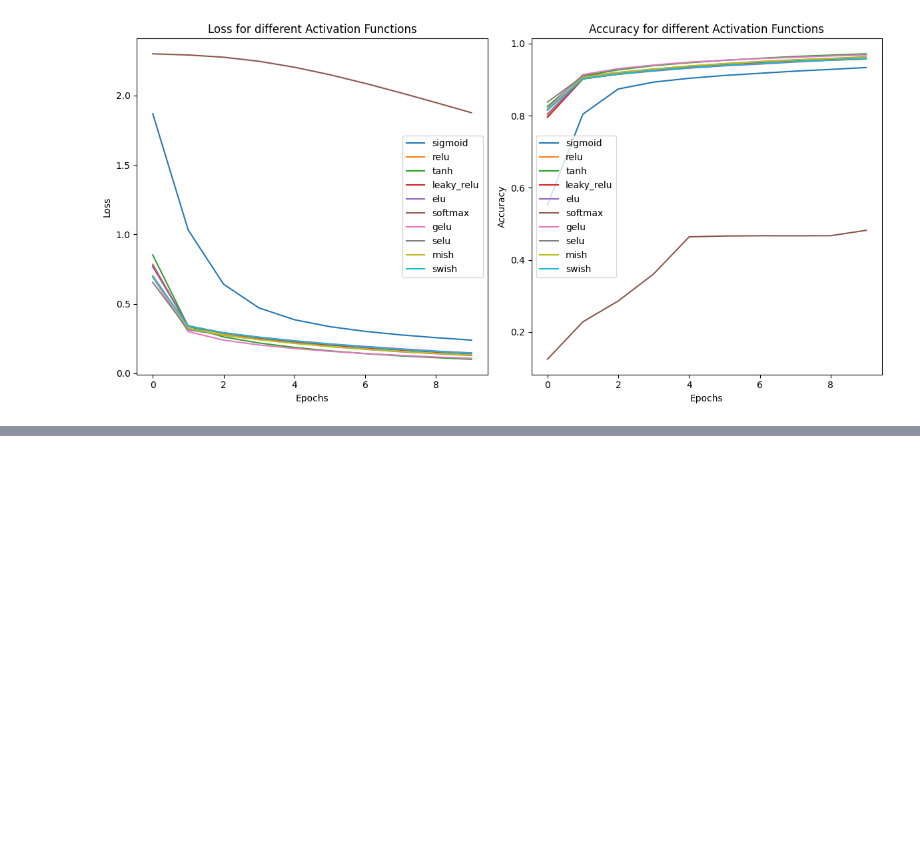
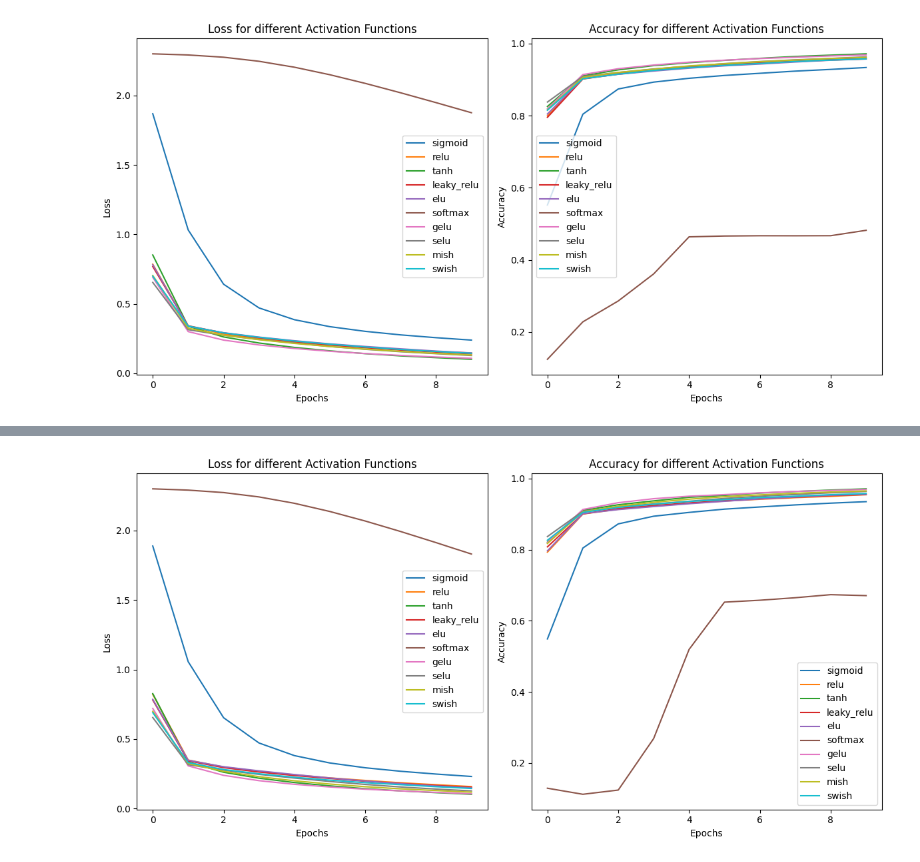
Before and after one commit to shivani-202/CS-Deep-Learning-Assignment, a Jupyter notebook: multilayer_neural_network.ipynb, the cells around one changed output, grey strips where cells are left out. Saved outputs shown, nothing was run; the diff lists cells and outputs as text; code cells hidden in the pictures; blank space fills up the shorter version.

```diff
--- a/multilayer_neural_network.ipynb
+++ b/multilayer_neural_network.ipynb
@@ -295,0 +448,28 @@ Epoch [10/10] - Loss: 0.1441 | Accuracy: 0.9578
+# %%
+# Cifar100
+if __name__ == "__main__":
+    writer = SummaryWriter("runs/activation_experiment")
+    datasets = ["cifar100"]
+
+    activation_functions = ["sigmoid", "relu", "tanh", "leaky_relu", "elu", "softmax", "gelu", "selu", "mish", "swish"]
+
+    all_loss = []
+    all_acc = []
+    activation_names = []
+
+    for activation in activation_functions:
+        print(f"\nTraining with {activation.upper()} activation function...")
+        model = multilayer_perceptron(input_dim, hidden_dims, output_dim, activation=activation)
+        trainloader, _ = get_dataloader("mnist")
+        criterion = nn.CrossEntropyLoss()
+        optimizer = optim.Adam(model.parameters(), lr=0.0001)
+
+        loss, acc = train(model, trainloader, criterion, optimizer, writer, num_epochs=10, dataset_name="cifar100")
+        all_loss.append(loss)
+        all_acc.append(acc)
+        activation_names.append(activation)
+
+    writer.close()
+
+    plot_performance(activation_names, all_loss, all_acc)
+# %% [output]
@@ -295,0 +493 @@ Epoch [10/10] - Loss: 0.1441 | Accuracy: 0.9578
+[figure, added]
```
Also changed, not shown: parts of 6 cells of this notebook.
